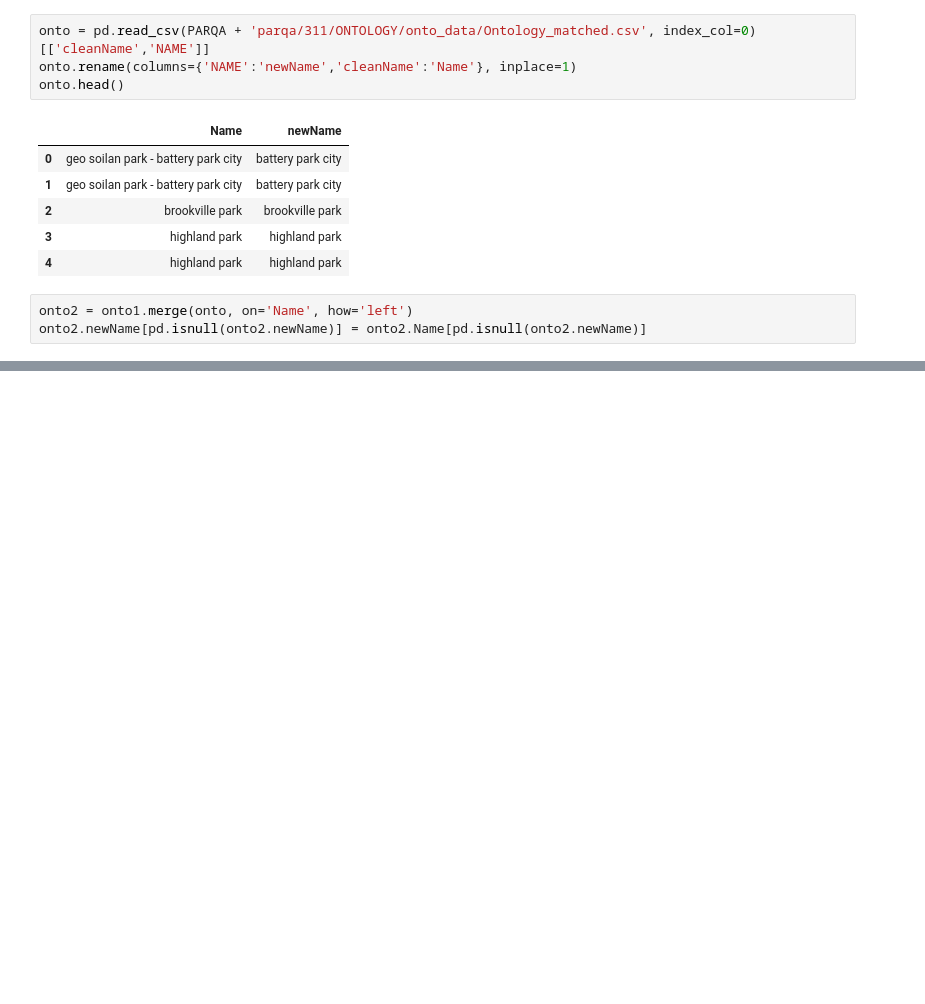
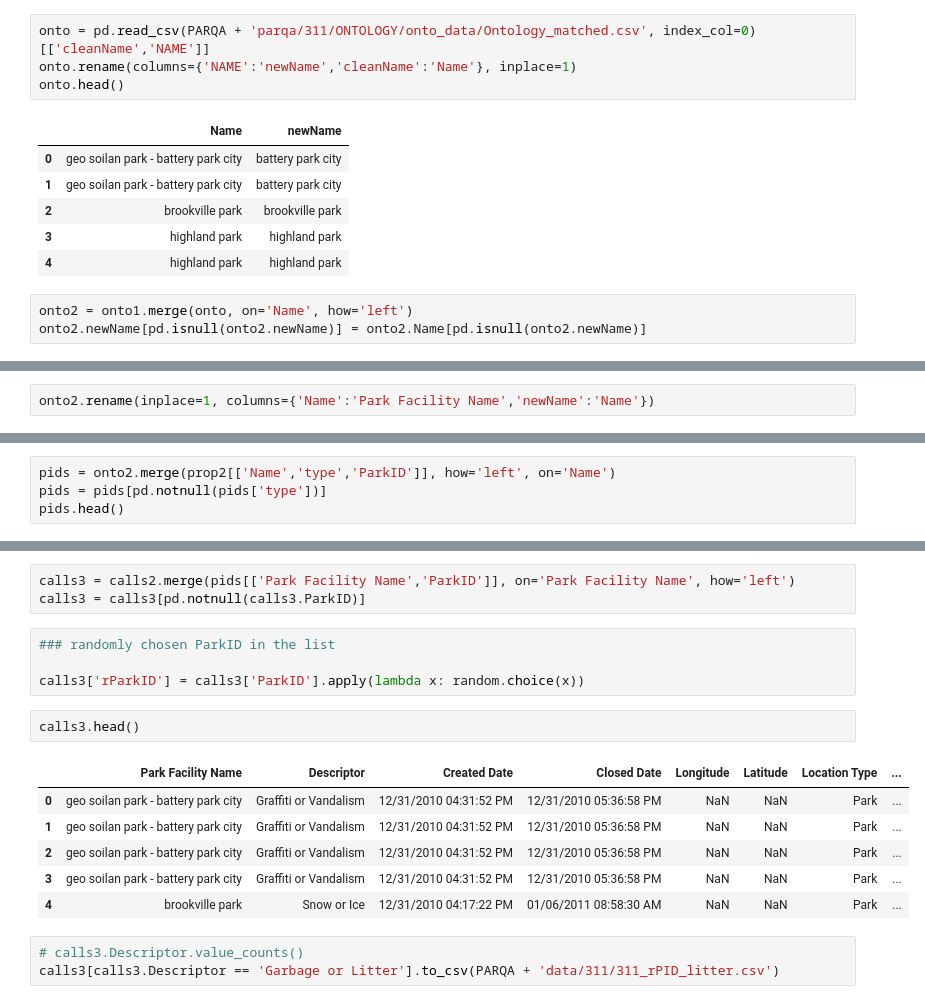
Before and after one commit to gdobler/parqa, a Jupyter notebook: 311/311_calls_to_ParkID.ipynb, the cells around one changed output, grey strips where cells are left out. Drawn from its saved outputs; the diff is of its cells as text; blank space fills up the shorter version.

Commit message:
get litter ontology

```diff
--- a/311/311_calls_to_ParkID.ipynb
+++ b/311/311_calls_to_ParkID.ipynb
@@ -298,0 +270,2 @@ x[pd.isnull(x['type'])]
+# %%
+onto2.rename(inplace=1, columns={'Name':'Park Facility Name','newName':'Name'})
@@ -298,0 +274,4 @@ x[pd.isnull(x['type'])]
+# %%
+pids = onto2.merge(prop2[['Name','type','ParkID']], how='left', on='Name')
+pids = pids[pd.notnull(pids['type'])]
+pids.head()
@@ -298,0 +285,19 @@ x[pd.isnull(x['type'])]
+# %%
+calls3 = calls2.merge(pids[['Park Facility Name','ParkID']], on='Park Facility Name', how='left')
+calls3 = calls3[pd.notnull(calls3.ParkID)]
+# %%
+### randomly chosen ParkID in the list
+
+calls3['rParkID'] = calls3['ParkID'].apply(lambda x: random.choice(x))
+# %%
+calls3.head()
+# %% [output]
+|  | Park Facility Name | Descriptor | Created Date | Closed Date | Longitude | Latitude | Location Type | ... |
+| 0 | geo soilan park - battery park city | Graffiti or Vandalism | 12/31/2010 04:31:52 PM | 12/31/2010 05:36:58 PM | NaN | NaN | Park | ... |
+| 1 | geo soilan park - battery park city | Graffiti or Vandalism | 12/31/2010 04:31:52 PM | 12/31/2010 05:36:58 PM | NaN | NaN | Park | ... |
+| 2 | geo soilan park - battery park city | Graffiti or Vandalism | 12/31/2010 04:31:52 PM | 12/31/2010 05:36:58 PM | NaN | NaN | Park | ... |
+| 3 | geo soilan park - battery park city | Graffiti or Vandalism | 12/31/2010 04:31:52 PM | 12/31/2010 05:36:58 PM | NaN | NaN | Park | ... |
+| 4 | brookville park | Snow or Ice | 12/31/2010 04:17:22 PM | 01/06/2011 08:58:30 AM | NaN | NaN | Park | ... |
+# %%
+# calls3.Descriptor.value_counts()
+calls3[calls3.Descriptor == 'Garbage or Litter'].to_csv(PARQA + 'data/311/311_rPID_litter.csv')
```
Also changed, not shown: parts of 11 cells of this notebook.
